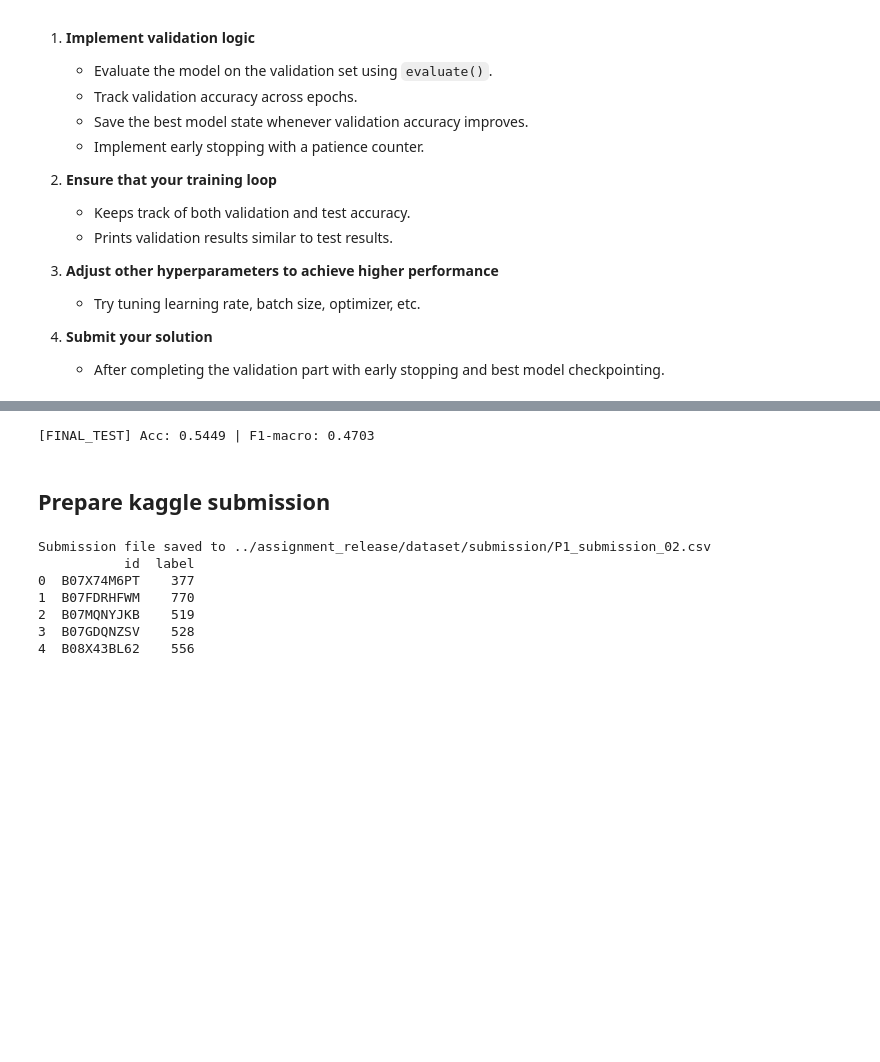
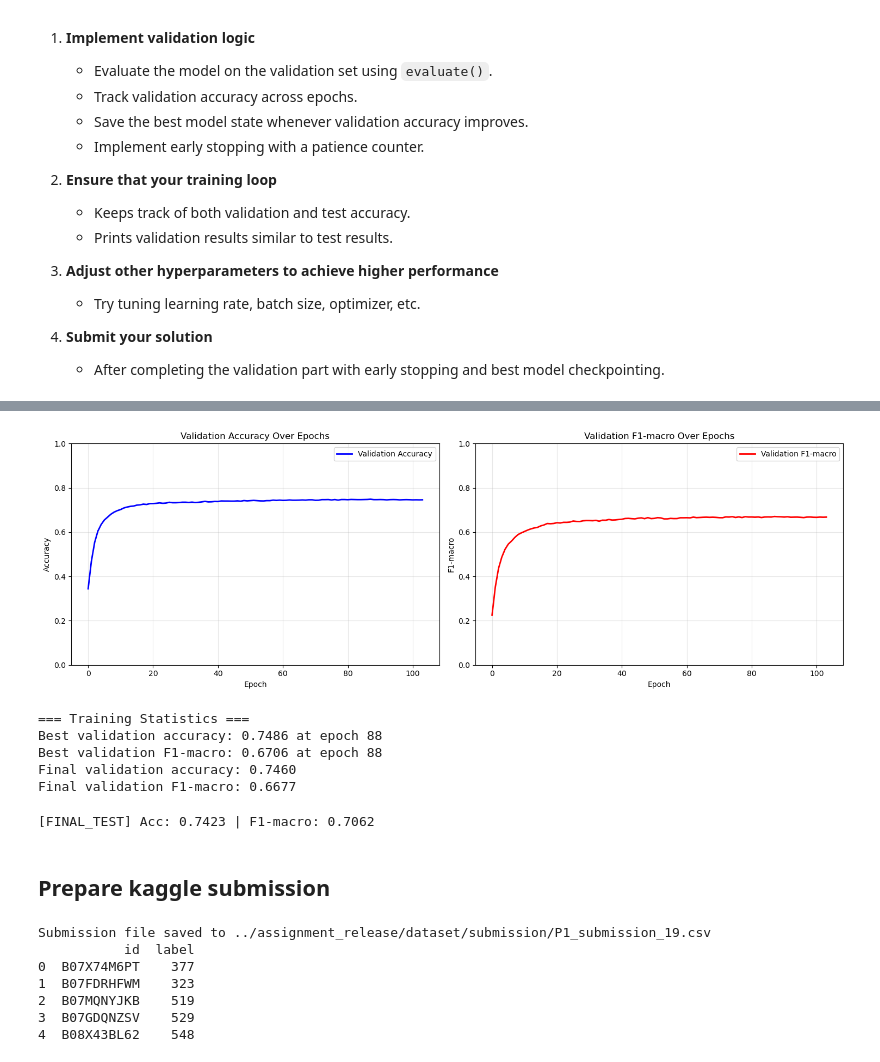
Before and after one commit to garden-j/DATA304_Assignment, a Jupyter notebook: P1-1/P1d.introduction-TF-IDF.ipynb, the cells around one changed output, grey strips where cells are left out. Drawn from its saved outputs; the diff is of its cells as text; code cells hidden in the pictures; blank space fills up the shorter version.

```diff
--- a/P1-1/P1d.introduction-TF-IDF.ipynb
+++ b/P1-1/P1d.introduction-TF-IDF.ipynb
@@ -171,7 +182,7 @@ texts = [pid2text[pid] for pid in pid_list]
 pid2idx = {pid: i for i, pid in enumerate(pid_list)}
 
 # Vectorize texts with TF-IDF (limit vocabulary size to 500 features)
-vectorizer = TfidfVectorizer(max_features=500)
+vectorizer = TfidfVectorizer(max_features=4000, ngram_range=(1, 2), min_df=2, max_df=0.8, stop_words="english")
 corpus_vectors = vectorizer.fit_transform(texts).toarray()
 
 # Convert to PyTorch tensor for model training
@@ -292,7 +303,12 @@ val_ratio = 0.2
 val_size = int(len(train_dataset) * val_ratio)
 train_size = len(train_dataset) - val_size
 
-train_split, val_split = random_split(train_dataset, [train_size, val_size])
+# train_split, val_split = random_split(train_dataset, [train_size, val_size])
+train_split, val_split = random_split(
+    train_dataset,
+    [train_size, val_size],
+    generator=torch.Generator().manual_seed(seed)
+)
 
 # === Create DataLoaders for training and validation ===
 train_loader = DataLoader(train_split, batch_size=32, shuffle=True)
@@ -368,9 +410,9 @@ import torch.nn as nn
 from torch.optim.lr_scheduler import ReduceLROnPlateau, CosineAnnealingLR
 
 # === Enhanced hyperparameters ===
-EPOCHS = 150
-patience = 10          # Increased patience for better convergence
-min_delta = 1e-4       # '개선'으로 인정할 최소 변화량
+EPOCHS = 250
+patience = 15          # Increased patience for better convergence
+min_delta = 1e-5       # '개선'으로 인정할 최소 변화량
 learning_rate = 2e-3   # Slightly higher learning rate
 weight_decay = 1e-4    # L2 regularization
 
@@ -380,7 +422,7 @@ optimizer = torch.optim.AdamW(model.parameters(), lr=learning_rate, weight_decay
 scheduler = ReduceLROnPlateau(optimizer, mode='max', factor=0.5, patience=5)
 
 # === Add label smoothing for better generalization ===
-label_smoothing = 0.1
+label_smoothing = 0.15
 
 history = {
     "train_loss": [],
@@ -501,3 +547,44 @@ print(f"Best validation accuracy: {best_val:.4f} at epoch {best_epoch}")
+# %%
+# === Plot validation accuracy and F1-macro over epochs ===
+import matplotlib.pyplot as plt
+
+# Create figure with subplots
+fig, (ax1, ax2) = plt.subplots(1, 2, figsize=(15, 5))
+
+# Plot validation accuracy
+ax1.plot(history["val_acc"], 'b-', linewidth=2, label='Validation Accuracy')
+ax1.set_xlabel('Epoch')
+ax1.set_ylabel('Accuracy')
+ax1.set_title('Validation Accuracy Over Epochs')
+ax1.grid(True, alpha=0.3)
+ax1.legend()
+ax1.set_ylim(0, 1)
+
+# Plot validation F1-macro
+ax2.plot(history["val_f1"], 'r-', linewidth=2, label='Validation F1-macro')
+ax2.set_xlabel('Epoch')
+ax2.set_ylabel('F1-macro')
+ax2.set_title('Validation F1-macro Over Epochs')
+ax2.grid(True, alpha=0.3)
+ax2.legend()
+ax2.set_ylim(0, 1)
+
+plt.tight_layout()
+plt.show()
+
+# Print final statistics
+print(f"\n=== Training Statistics ===")
+print(f"Best validation accuracy: {max(history['val_acc']):.4f} at epoch {history['val_acc'].index(max(history['val_acc'])) + 1}")
+print(f"Best validation F1-macro: {max(history['val_f1']):.4f} at epoch {history['val_f1'].index(max(history['val_f1'])) + 1}")
+print(f"Final validation accuracy: {history['val_acc'][-1]:.4f}")
+print(f"Final validation F1-macro: {history['val_f1'][-1]:.4f}")
+# %% [output]
+[figure, added]
+=== Training Statistics ===
+Best validation accuracy: 0.7486 at epoch 88
+Best validation F1-macro: 0.6706 at epoch 88
+Final validation accuracy: 0.7460
+Final validation F1-macro: 0.6677
 # %%
 # === Load the best model and evaluate on the test set ===
 model.load_state_dict(best_model_state)
@@ -505,7 +592,7 @@ model.load_state_dict(best_model_state)
 final_test_result = evaluate(model, test_loader, device=device)
 print_eval_result(final_test_result, stage="final_test")
 # %% [output]
-[FINAL_TEST] Acc: 0.5449 | F1-macro: 0.4703
+[FINAL_TEST] Acc: 0.7423 | F1-macro: 0.7062
 # %% [markdown]
 ## Prepare kaggle submission
 # %%
@@ -558,16 +645,16 @@ submission = pd.DataFrame({
     "label": all_preds
 })
 
-SUBMISSION_PATH = ROOT / "submission/P1_submission_03.csv"
+SUBMISSION_PATH = ROOT / "submission/P1_submission_19.csv"
 submission.to_csv(SUBMISSION_PATH, index=False)
 
 print(f"Submission file saved to {SUBMISSION_PATH}")
 print(submission.head())
 # %% [output]
-Submission file saved to ../assignment_release/dataset/submission/P1_submission_02.csv
+Submission file saved to ../assignment_release/dataset/submission/P1_submission_19.csv
            id  label
 0  B07X74M6PT    377
-1  B07FDRHFWM    770
+1  B07FDRHFWM    323
 2  B07MQNYJKB    519
-3  B07GDQNZSV    528
-4  B08X43BL62    556
+3  B07GDQNZSV    529
+4  B08X43BL62    548
```
Also changed, not shown: parts of 4 cells of this notebook, 1 other file.
